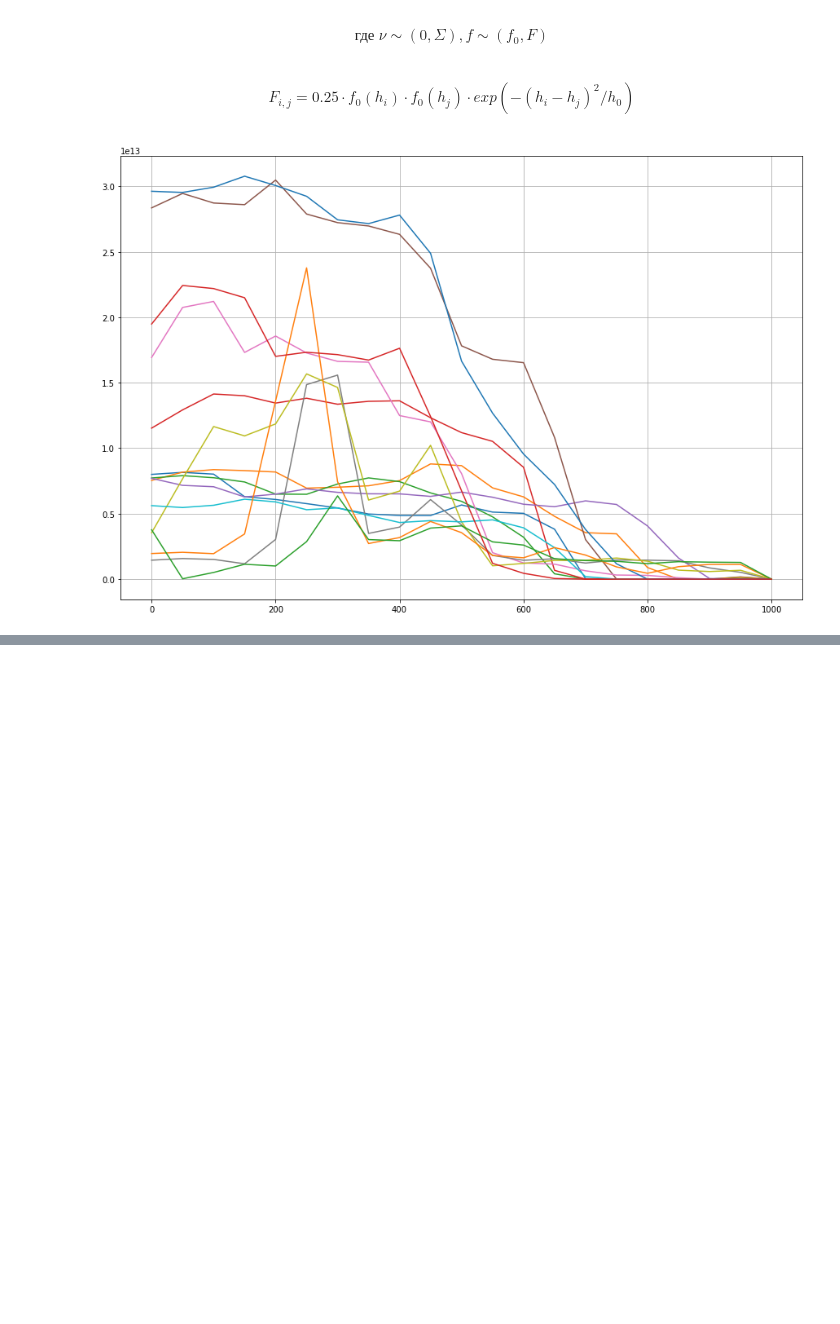
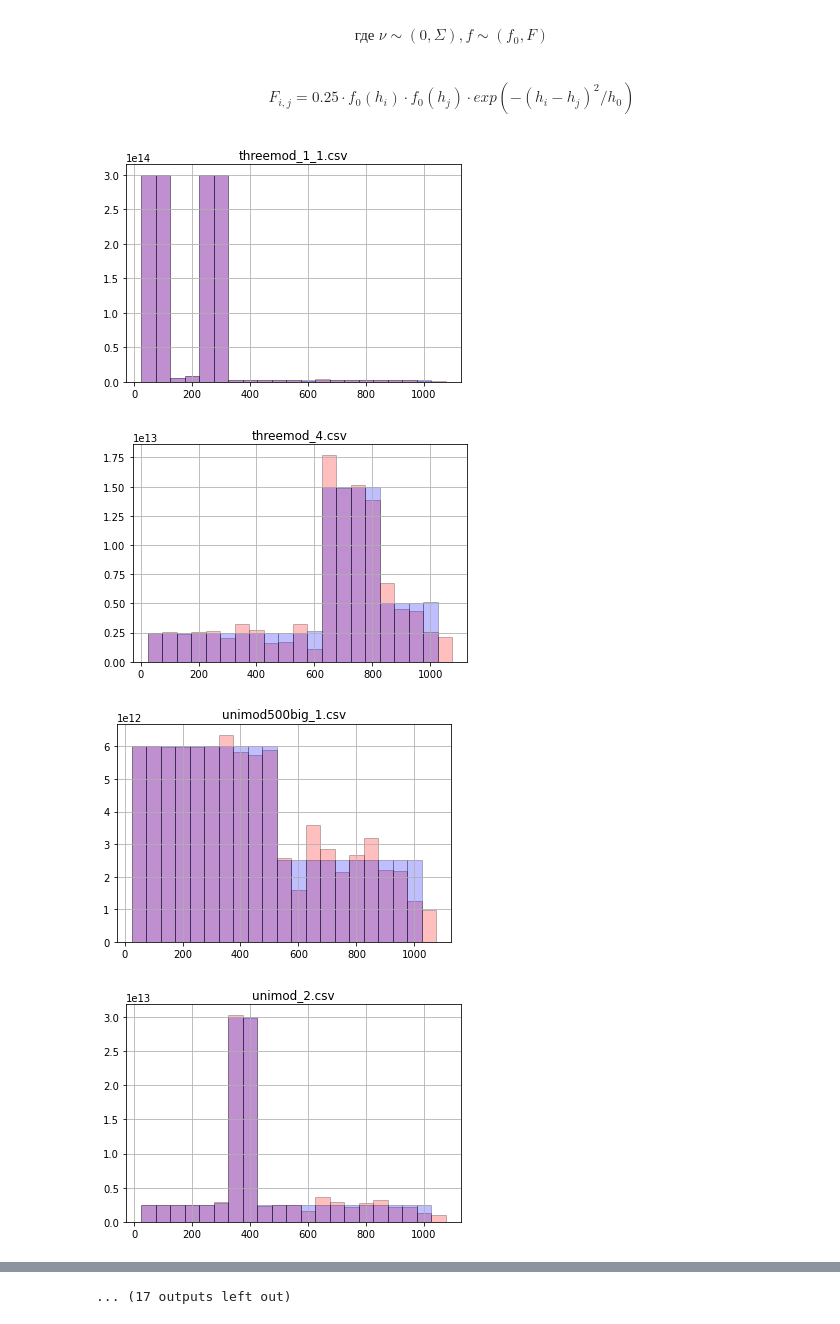
Before and after one commit to Mkrie/thesis, a Jupyter notebook: notebooks/bayesan.ipynb, the cells around one changed output, grey strips where cells are left out. Cells and saved outputs as stored; diff of their text form; code cells hidden in the pictures; blank space fills up the shorter version.

```diff
--- a/notebooks/bayesan.ipynb
+++ b/notebooks/bayesan.ipynb
@@ -31,7 +31,7 @@ class Bayesan:
     profile_path: str
     dataset_name: str = "dataset_2_csv"
 
-    def assessment(self, sigma, n):
+    def assessment(self, sigma, n, s, sigma_2):
         """Calculation of the optimal statistical estimate."""
         # get data: xi == \xi, M == M(matrix(21x21)), h == heights
         xi, M, h = self.get_data(sigma=sigma, n=n)
@@ -65,7 +65,7 @@ class Bayesan:
             [[0.25 * f_0[j] * f_0[i] * (2.71828182846 ** (-(h[i] - h[j])**2 / h_0))
               for j in range(n)]
               for i in range(n)])
-        return h, F @ M.T @ np.linalg.inv(M @ F @ M.T) @ (xi - M @ f_0) + f_0
+        return h, F @ M.T @ np.linalg.inv(M @ F @ M.T + (sigma_2 * 10**(15))**2 * np.eye(n)) @ (xi - M @ f_0) + f_0
 
     def get_data(self, sigma, n=21):
         """Get data: xi == \\xi, M == M(matrix(21x21)), h == heights."""
@@ -83,22 +83,44 @@ class Bayesan:
             np.array(data[0]),
         )
 # %%
-plt.figure(figsize=(15, 10))
 dataset_name = "dataset_2_csv"
-dir_profiles_name = "profiles_1"
+dir_profiles_name = "profiles_2"
 path_to_profile_csv = Path(Path.cwd().parent, "data", dir_profiles_name, "csv")
+
 for txt_path in path_to_profile_csv.glob("*"):
     dir_meas = DirectMeasurements(txt_path.name, 0, dataset_name, dir_profiles_name)
     with open(Path(path_to_profile_csv, txt_path.name)) as csv_file:
         reader = csv.reader(csv_file)
         tup_coords: tuple[tuple[str]] = tuple(reader)
         original_x = tuple(float(x[0]) for x in tup_coords)
         original_y = tuple(float(x[1]) for x in tup_coords)
         data_bars = dir_meas.generate_bars([50 * i for i in range(21)], original_x, original_y)
     b = Bayesan(txt_path.name, dir_profiles_name)
-    h, out = b.assessment(sigma=0, n=21)
-    plt.plot(h, out)
-plt.grid ( True )
-plt.show()
+    h, out = b.assessment(sigma=0, n=21, s=30, sigma_2=0.0000001)
+    plt.bar([x + 50 for x in h],
+            out,
+            width=50,
+            linewidth=1,
+            edgecolor="black",
+            alpha=0.25,
+            color="red",
+            linestyle="-",
+            label="one restored profile",)
+    plt.bar([x+50 for x in data_bars[0]],
+            [x*50 for x in data_bars[1]],
+            width=50,
+            linewidth=1,
+            edgecolor="black",
+            alpha=0.25,
+            color="blue",
+            linestyle="-",
+            label="one restored profile",)
+#     plt.figure(figsize=(15, 10))
+    plt.title(str(txt_path).split("/")[-1])
+    plt.grid(True)
+    plt.show()
 # %% [output]
-[figure, old version]
+[figure, new version]
+[figure, added]
+[figure, added]
+[figure, added]
@@ -104,0 +135 @@ plt.show()
+... (17 outputs left out)
```
Also changed, not shown: parts of 1 cell of this notebook, 1 other file.
